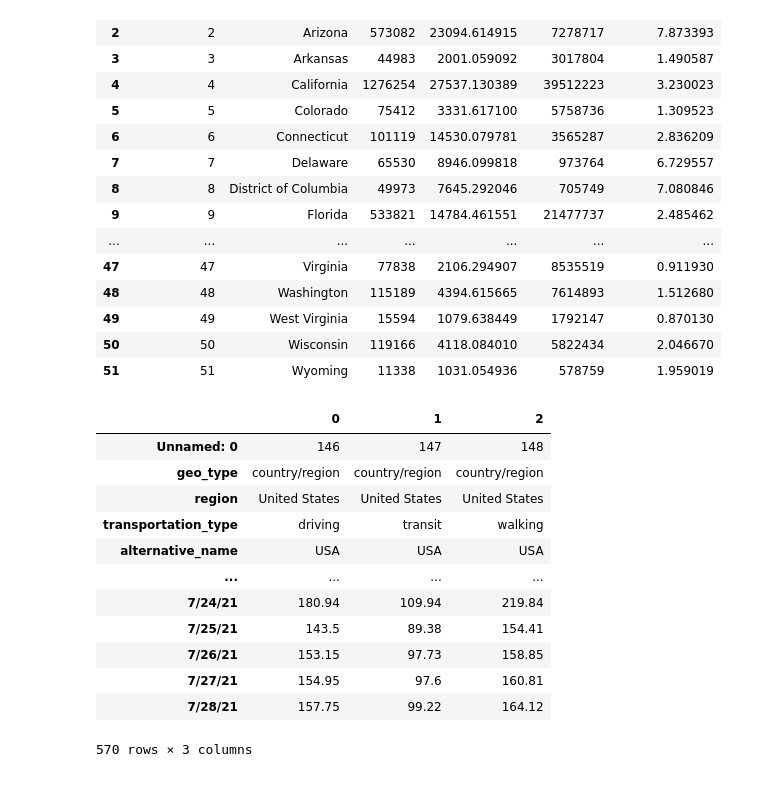
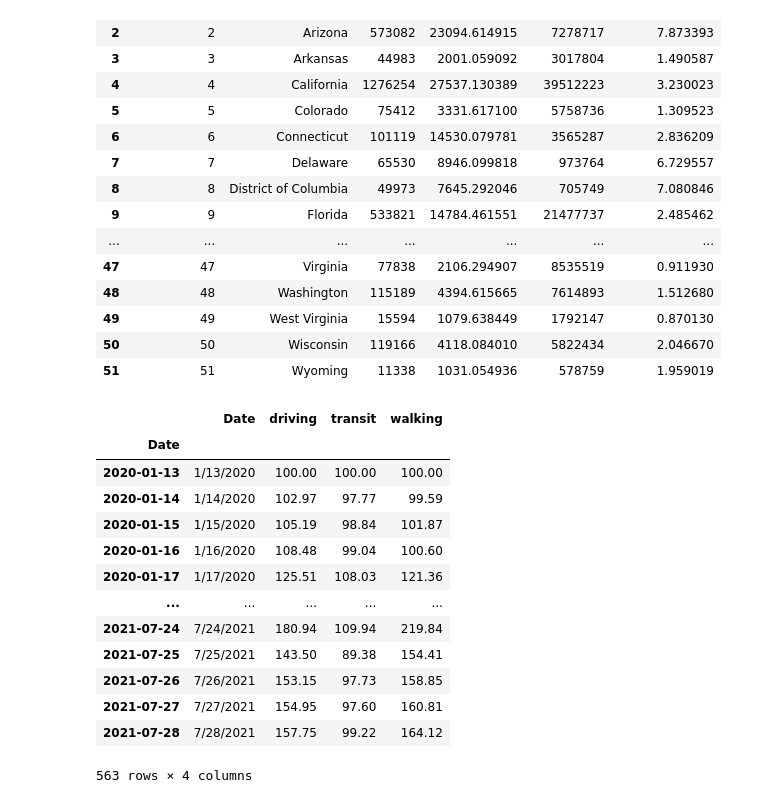
Before and after one commit to dakotajcollins/Car_Dealership, a Jupyter notebook: Steven File/Car Supply Analysis.ipynb, the cells around one changed output. Drawn from its saved outputs; the diff is of its cells as text; code cells hidden in the pictures.

Commit message:
Added grouped US mobility

```diff
--- a/Steven File/Car Supply Analysis.ipynb
+++ b/Steven File/Car Supply Analysis.ipynb
@@ -12,7 +12,7 @@ import scipy.stats
 annual_car_prod = pd.read_csv("../csv/Annual_Car_Production.csv")
 car_prod_2021 = pd.read_csv("../csv/Car_Production_from_jul2020_jun2021.csv", parse_dates=['Date'])
 infection_rate = pd.read_csv("../csv/Infection_rate.csv")
-mobility = pd.read_csv("../csv/us_mobility.csv")
+mobility = pd.read_csv("../csv/us_mobility_cleaned.csv")
 # %%
 annual_car_prod.head()
 # %% [output]
@@ -73,19 +73,24 @@ infection_rate
 | 49 | 49 | West Virginia | 15594 | 1079.638449 | 1792147 | 0.870130 |
 | 50 | 50 | Wisconsin | 119166 | 4118.084010 | 5822434 | 2.046670 |
 | 51 | 51 | Wyoming | 11338 | 1031.054936 | 578759 | 1.959019 |
-# %%
-mobility.T
-# %% [output]
-|  | 0 | 1 | 2 |
-| Unnamed: 0 | 146 | 147 | 148 |
-| geo_type | country/region | country/region | country/region |
-| region | United States | United States | United States |
-| transportation_type | driving | transit | walking |
-| alternative_name | USA | USA | USA |
-| ... | ... | ... | ... |
-| 7/24/21 | 180.94 | 109.94 | 219.84 |
-| 7/25/21 | 143.5 | 89.38 | 154.41 |
-| 7/26/21 | 153.15 | 97.73 | 158.85 |
-| 7/27/21 | 154.95 | 97.6 | 160.81 |
-| 7/28/21 | 157.75 | 99.22 | 164.12 |
-570 rows × 3 columns
+# %%
+mobility.index = pd.to_datetime(mobility['Date'])
+mobM = mobility.groupby(pd.Grouper(freq='M'))
+# mobility.groupby(pd.TimeGrouper(freq='M'))
+# %%
+mobility
+# %% [output]
+|  | Date | driving | transit | walking |
+| Date |  |  |  |  |
+| 2020-01-13 | 1/13/2020 | 100.00 | 100.00 | 100.00 |
+| 2020-01-14 | 1/14/2020 | 102.97 | 97.77 | 99.59 |
+| 2020-01-15 | 1/15/2020 | 105.19 | 98.84 | 101.87 |
+| 2020-01-16 | 1/16/2020 | 108.48 | 99.04 | 100.60 |
+| 2020-01-17 | 1/17/2020 | 125.51 | 108.03 | 121.36 |
+| ... | ... | ... | ... | ... |
+| 2021-07-24 | 7/24/2021 | 180.94 | 109.94 | 219.84 |
+| 2021-07-25 | 7/25/2021 | 143.50 | 89.38 | 154.41 |
+| 2021-07-26 | 7/26/2021 | 153.15 | 97.73 | 158.85 |
+| 2021-07-27 | 7/27/2021 | 154.95 | 97.60 | 160.81 |
+| 2021-07-28 | 7/28/2021 | 157.75 | 99.22 | 164.12 |
+563 rows × 4 columns
```
Also changed, not shown: parts of 1 cell of this notebook, 1 other file.
